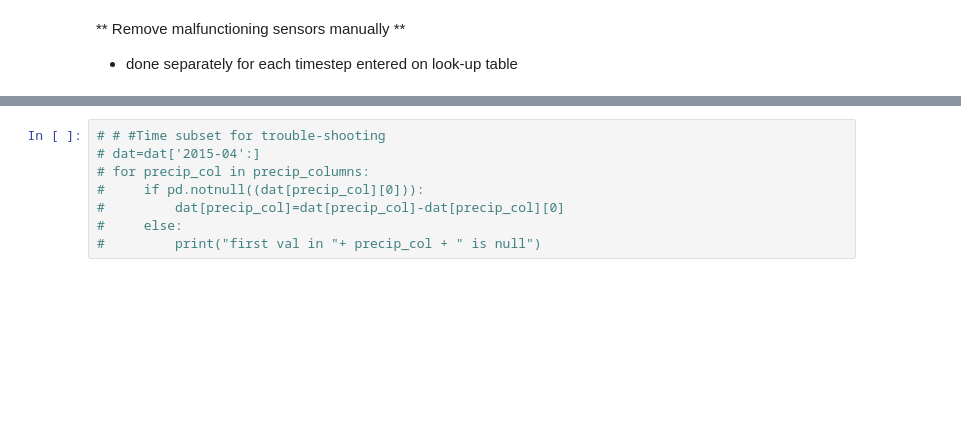
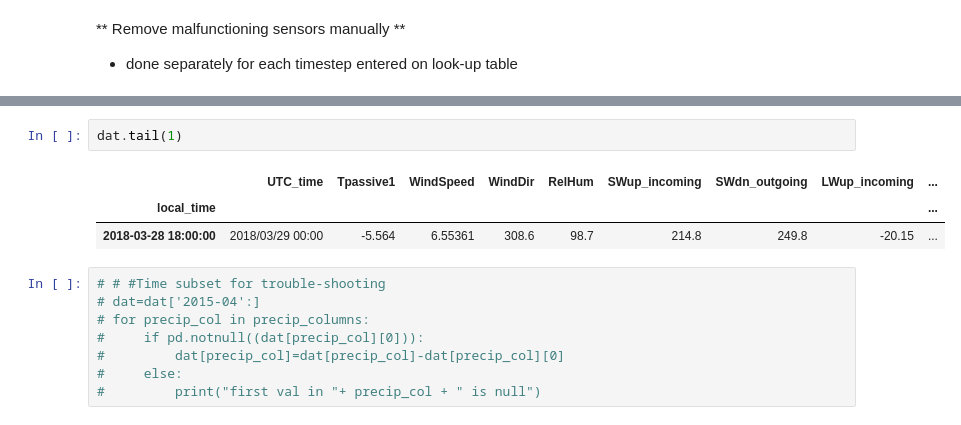
Before and after one commit to ehbaker/WXmunge, a Jupyter notebook: LVL1_Hampel_Only.ipynb, the cells around one changed output, grey strips where cells are left out. Saved outputs shown, nothing was run; the diff lists cells and outputs as text; blank space fills up the shorter version.

```diff
--- a/LVL1_Hampel_Only.ipynb
+++ b/LVL1_Hampel_Only.ipynb
@@ -105,4 +106,10 @@ print("Removed")
 Removed
+# %%
+dat.tail(1)
+# %% [output]
+|  | UTC_time | Tpassive1 | WindSpeed | WindDir | RelHum | SWup_incoming | SWdn_outgoing | LWup_incoming | ... |
+| local_time |  |  |  |  |  |  |  |  | ... |
+| 2018-03-28 18:00:00 | 2018/03/29 00:00 | -5.564 | 6.55361 | 308.6 | 98.7 | 214.8 | 249.8 | -20.15 | ... |
 # %%
 # # #Time subset for trouble-shooting
 # dat=dat['2015-04':]
```
Also changed, not shown: parts of 20 cells of this notebook, 2 other files.
